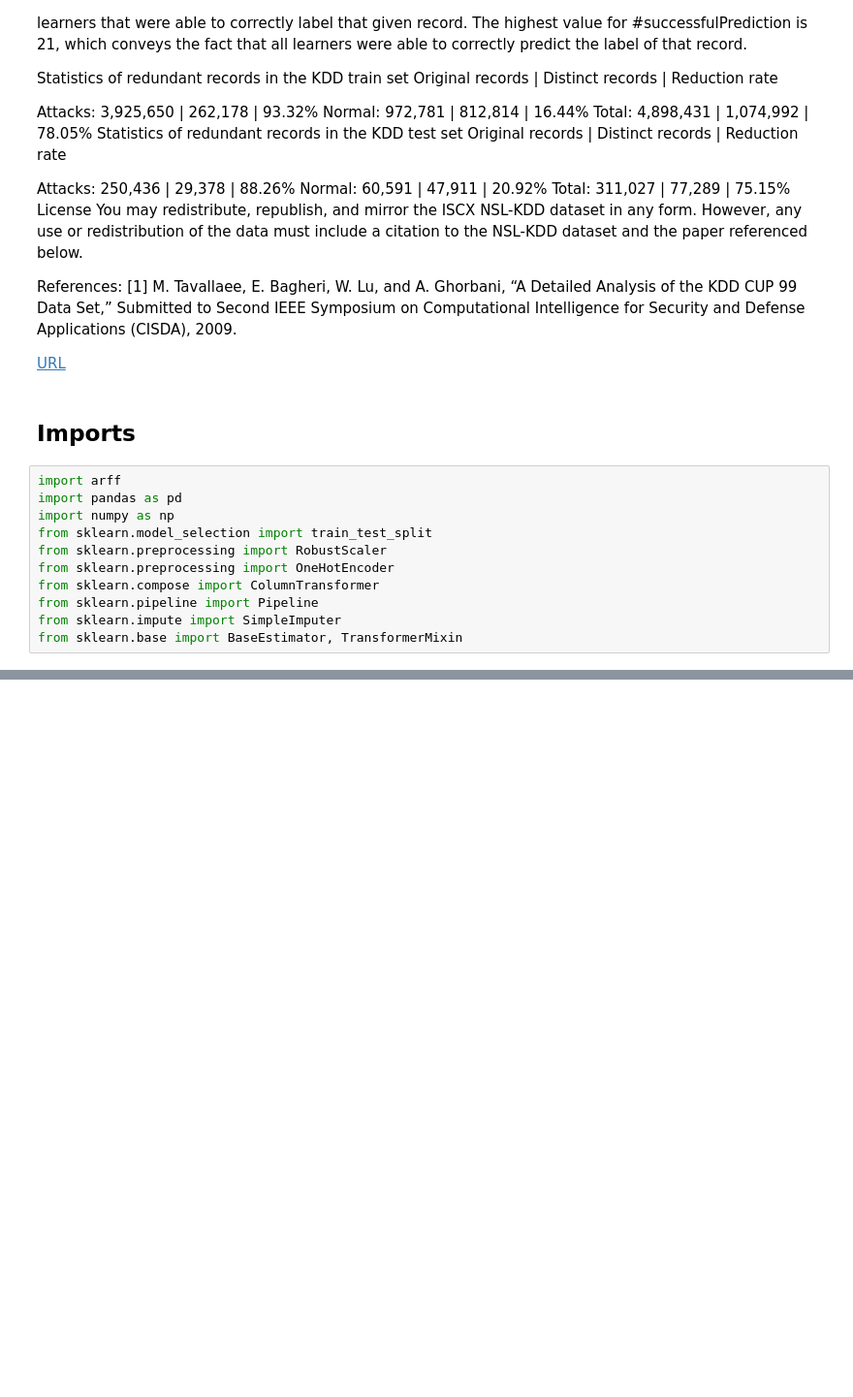
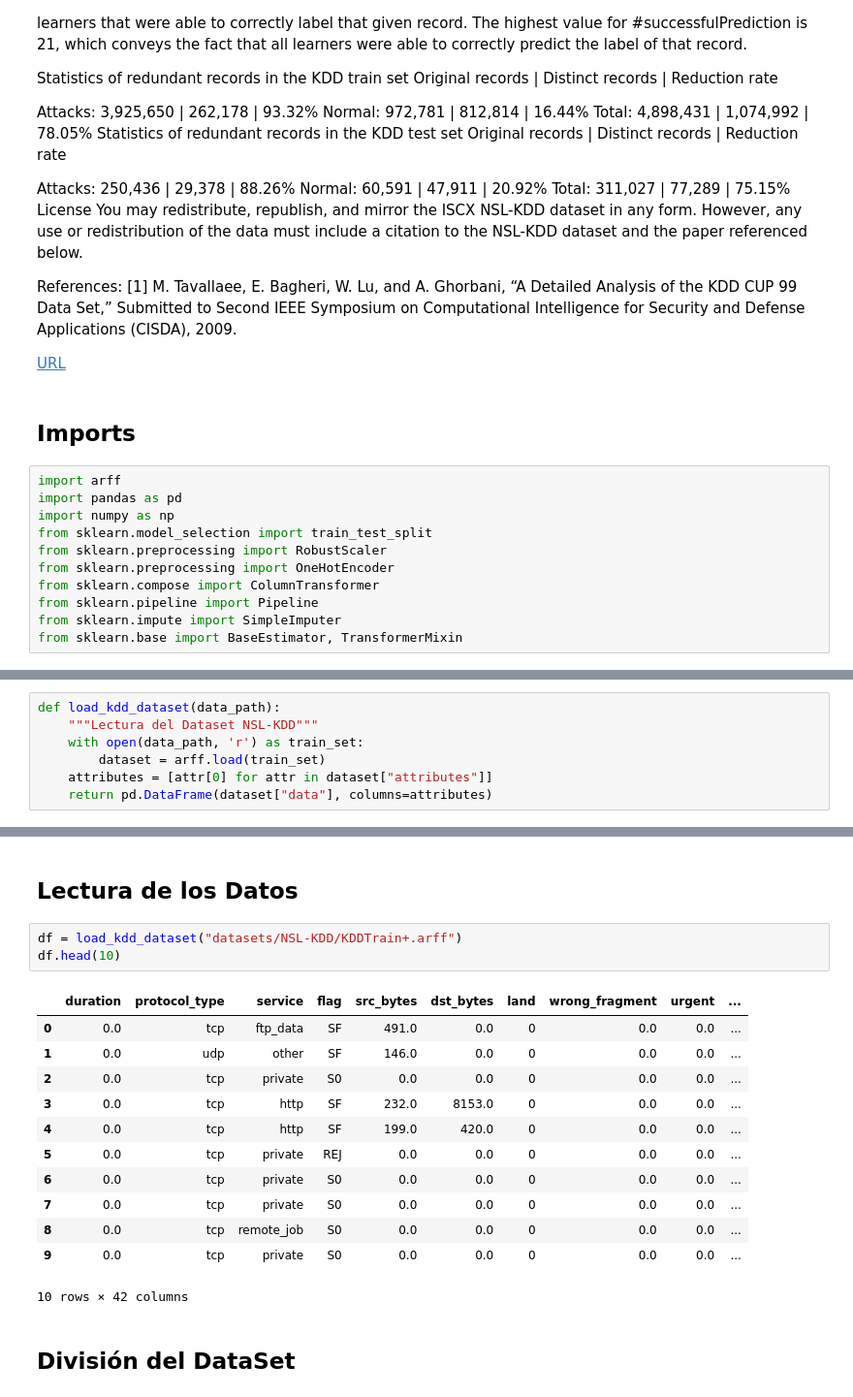
Before and after one commit to DiegoNoguez/Simulacion_Notebook, a Jupyter notebook: 10_Evaluacion_de_resultados.ipynb, the cells around one changed output, grey strips where cells are left out. Shown at 97% size. Cells and saved outputs as stored; diff of their text form; blank space fills up the shorter version.

```diff
--- a/10_Evaluacion_de_resultados.ipynb
+++ b/10_Evaluacion_de_resultados.ipynb
@@ -72,0 +75,7 @@ from sklearn.base import BaseEstimator, TransformerMixin
+# %%
+def load_kdd_dataset(data_path):
+    """Lectura del Dataset NSL-KDD"""
+    with open(data_path, 'r') as train_set:
+        dataset = arff.load(train_set)
+    attributes = [attr[0] for attr in dataset["attributes"]]
+    return pd.DataFrame(dataset["data"], columns=attributes)
@@ -72,0 +140,20 @@ from sklearn.base import BaseEstimator, TransformerMixin
+# %% [markdown]
+## Lectura de los Datos
+# %%
+df = load_kdd_dataset("datasets/NSL-KDD/KDDTrain+.arff")
+df.head(10)
+# %% [output]
+|  | duration | protocol_type | service | flag | src_bytes | dst_bytes | land | wrong_fragment | urgent | ... |
+| 0 | 0.0 | tcp | ftp_data | SF | 491.0 | 0.0 | 0 | 0.0 | 0.0 | ... |
+| 1 | 0.0 | udp | other | SF | 146.0 | 0.0 | 0 | 0.0 | 0.0 | ... |
+| 2 | 0.0 | tcp | private | S0 | 0.0 | 0.0 | 0 | 0.0 | 0.0 | ... |
+| 3 | 0.0 | tcp | http | SF | 232.0 | 8153.0 | 0 | 0.0 | 0.0 | ... |
+| 4 | 0.0 | tcp | http | SF | 199.0 | 420.0 | 0 | 0.0 | 0.0 | ... |
+| 5 | 0.0 | tcp | private | REJ | 0.0 | 0.0 | 0 | 0.0 | 0.0 | ... |
+| 6 | 0.0 | tcp | private | S0 | 0.0 | 0.0 | 0 | 0.0 | 0.0 | ... |
+| 7 | 0.0 | tcp | private | S0 | 0.0 | 0.0 | 0 | 0.0 | 0.0 | ... |
+| 8 | 0.0 | tcp | remote_job | S0 | 0.0 | 0.0 | 0 | 0.0 | 0.0 | ... |
+| 9 | 0.0 | tcp | private | S0 | 0.0 | 0.0 | 0 | 0.0 | 0.0 | ... |
+10 rows × 42 columns
+# %% [markdown]
+## División del DataSet
```
Also changed, not shown: parts of 20 cells of this notebook.
